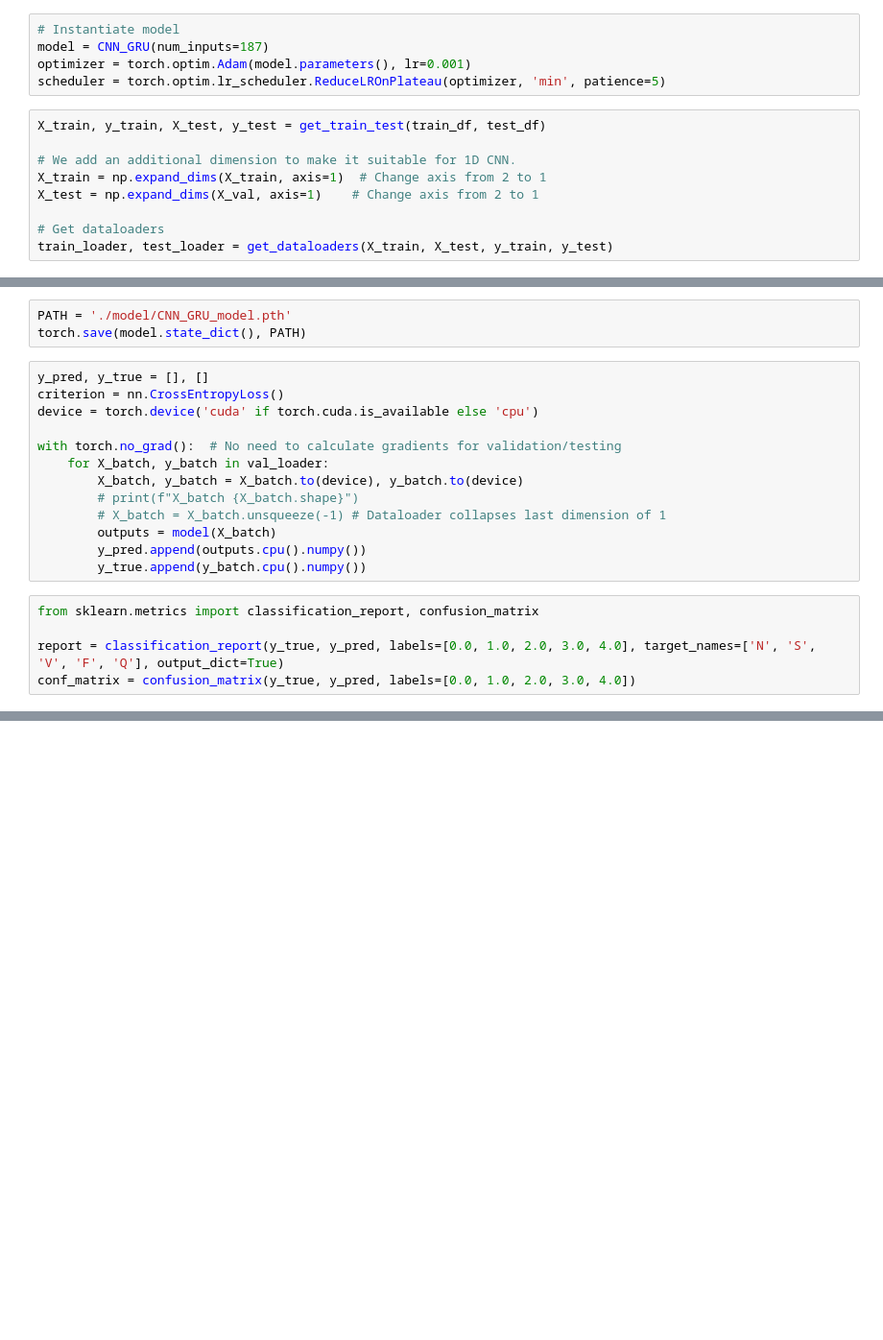
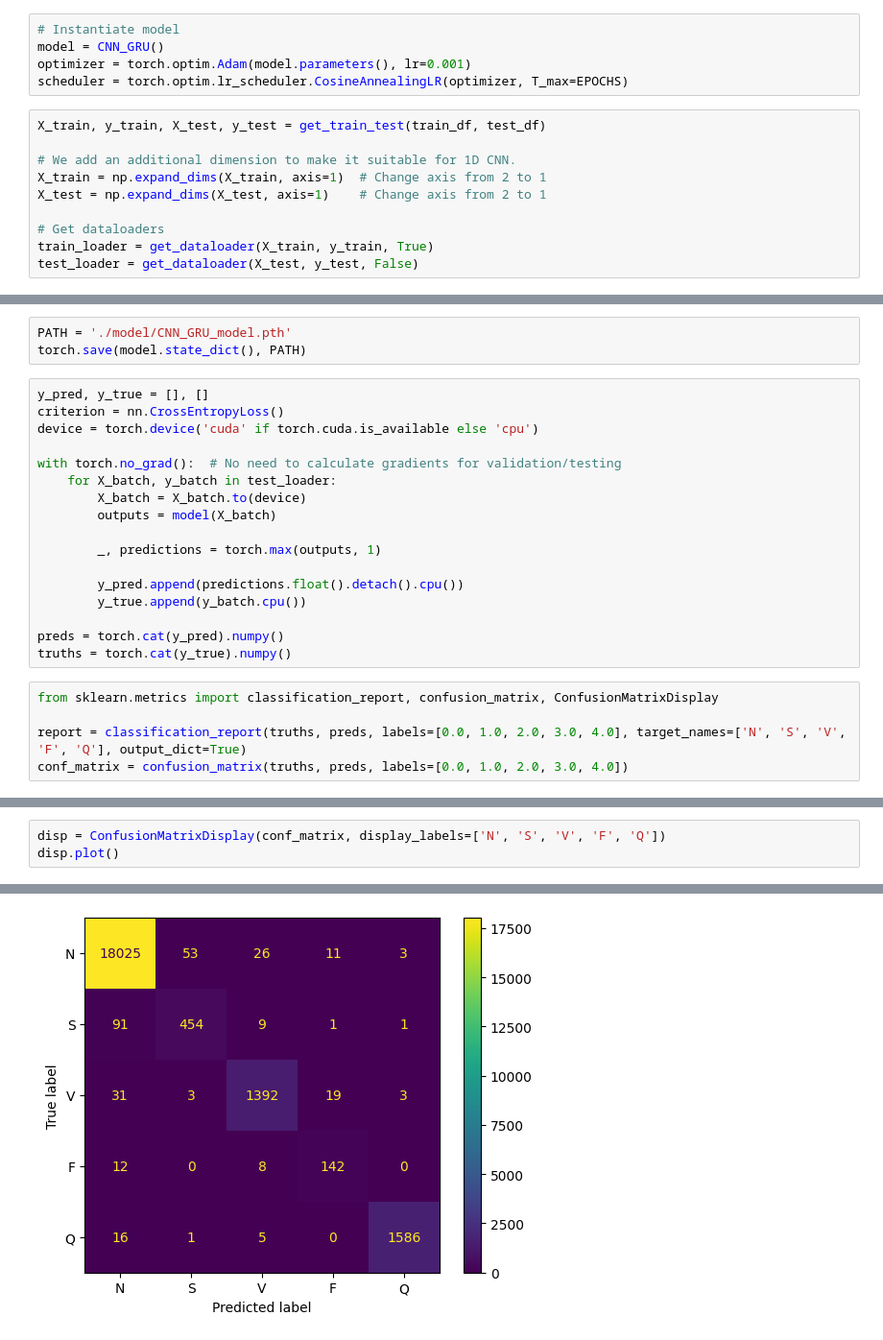
Before and after one commit to RandallCher/Neural-Networks-Project, a Jupyter notebook: CNN_GRU.ipynb, the cells around one changed output, grey strips where cells are left out. Shown at 96% size. Saved outputs shown, nothing was run; the diff lists cells and outputs as text; blank space fills up the shorter version.

```diff
--- a/CNN_GRU.ipynb
+++ b/CNN_GRU.ipynb
@@ -300,17 +350,18 @@ def train_test_loop(model, optimizer, scheduler, train_loader, test_loader, num_
     return train_losses, train_accuracies, test_losses, test_accuracies
 # %%
 # Instantiate model
-model = CNN_GRU(num_inputs=187)
+model = CNN_GRU()
 optimizer = torch.optim.Adam(model.parameters(), lr=0.001)
-scheduler = torch.optim.lr_scheduler.ReduceLROnPlateau(optimizer, 'min', patience=5)
+scheduler = torch.optim.lr_scheduler.CosineAnnealingLR(optimizer, T_max=EPOCHS)
 # %%
 X_train, y_train, X_test, y_test = get_train_test(train_df, test_df)
 
 # We add an additional dimension to make it suitable for 1D CNN.
 X_train = np.expand_dims(X_train, axis=1)  # Change axis from 2 to 1
-X_test = np.expand_dims(X_val, axis=1)    # Change axis from 2 to 1
+X_test = np.expand_dims(X_test, axis=1)    # Change axis from 2 to 1
 
 # Get dataloaders
-train_loader, test_loader = get_dataloaders(X_train, X_test, y_train, y_test)
+train_loader = get_dataloader(X_train, y_train, True)
+test_loader = get_dataloader(X_test, y_test, False)
 # %%
 train_losses, train_accuracies, test_losses, test_accuracies = train_test_loop(model, optimizer, scheduler, train_loader, test_loader)
@@ -323,15 +392,19 @@ criterion = nn.CrossEntropyLoss()
 device = torch.device('cuda' if torch.cuda.is_available else 'cpu')
 
 with torch.no_grad():  # No need to calculate gradients for validation/testing
-    for X_batch, y_batch in val_loader:
-        X_batch, y_batch = X_batch.to(device), y_batch.to(device)
-        # print(f"X_batch {X_batch.shape}")
-        # X_batch = X_batch.unsqueeze(-1) # Dataloader collapses last dimension of 1
+    for X_batch, y_batch in test_loader:
+        X_batch = X_batch.to(device)
         outputs = model(X_batch)
-        y_pred.append(outputs.cpu().numpy())
-        y_true.append(y_batch.cpu().numpy())
+
+        _, predictions = torch.max(outputs, 1)
+
+        y_pred.append(predictions.float().detach().cpu())
+        y_true.append(y_batch.cpu())
+
+preds = torch.cat(y_pred).numpy()
+truths = torch.cat(y_true).numpy()
 # %%
-from sklearn.metrics import classification_report, confusion_matrix
+from sklearn.metrics import classification_report, confusion_matrix, ConfusionMatrixDisplay
 
-report = classification_report(y_true, y_pred, labels=[0.0, 1.0, 2.0, 3.0, 4.0], target_names=['N', 'S', 'V', 'F', 'Q'], output_dict=True)
-conf_matrix = confusion_matrix(y_true, y_pred, labels=[0.0, 1.0, 2.0, 3.0, 4.0])
+report = classification_report(truths, preds, labels=[0.0, 1.0, 2.0, 3.0, 4.0], target_names=['N', 'S', 'V', 'F', 'Q'], output_dict=True)
+conf_matrix = confusion_matrix(truths, preds, labels=[0.0, 1.0, 2.0, 3.0, 4.0])
@@ -341,0 +424,4 @@ conf_matrix(y_true, y_pred)
+# %%
+disp = ConfusionMatrixDisplay(conf_matrix, display_labels=['N', 'S', 'V', 'F', 'Q'])
+disp.plot()
+# %% [output]
@@ -341,0 +429 @@ conf_matrix(y_true, y_pred)
+[figure, added]
```
Also changed, not shown: parts of 35 cells of this notebook, 7 other files.
